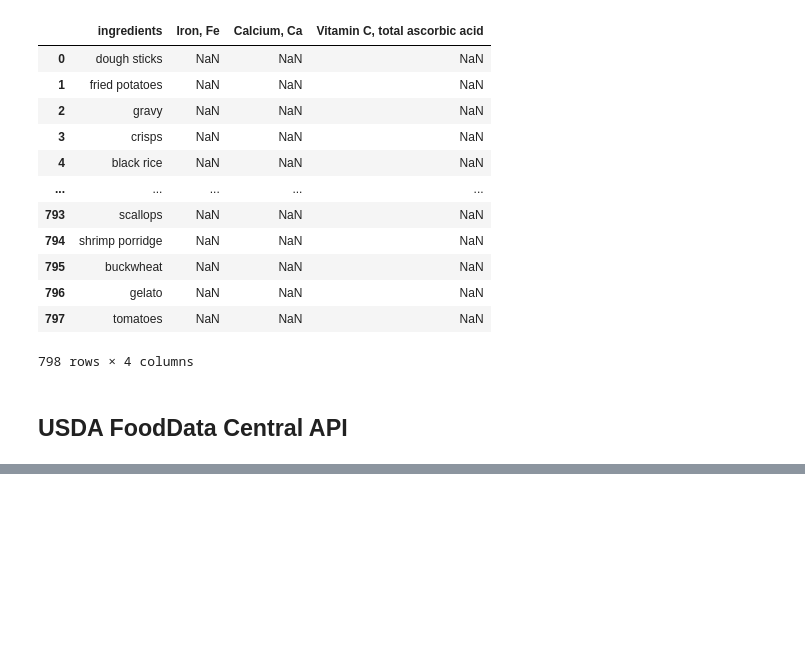
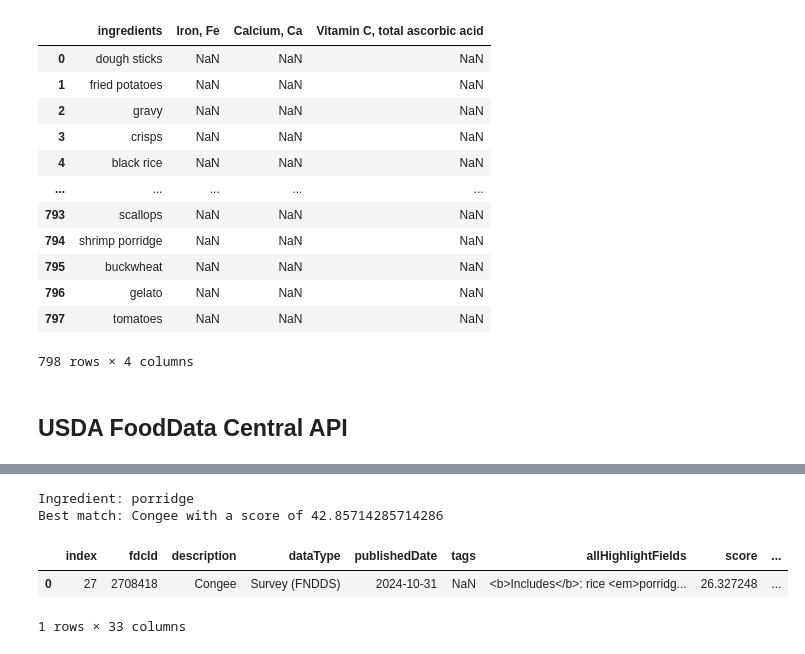
Before and after one commit to chelseanbr/smolvlm-nutrition-vqa, a Jupyter notebook: notebooks/01-get-iron.ipynb, the cells around one changed output, grey strips where cells are left out. Saved outputs shown, nothing was run; the diff lists cells and outputs as text; code cells hidden in the pictures; blank space fills up the shorter version.

```diff
--- a/notebooks/01-get-iron.ipynb
+++ b/notebooks/01-get-iron.ipynb
@@ -171,3 +174,18 @@ data_df
+# %%
+# Fuzzy string matching
+food_names = data_df['description']
+best_match = process.extractOne(ingredient, food_names, scorer=fuzz.ratio)
+
+print(f"Ingredient: {ingredient}")
+print(f"Best match: {best_match[0]} with a score of {best_match[1]}")
+data_df = data_df.loc[data_df['description']==best_match[0]].head(1).reset_index()
+data_df
+# %% [output]
+Ingredient: porridge
+Best match: Congee with a score of 42.85714285714286
+|  | index | fdcId | description | dataType | publishedDate | tags | allHighlightFields | score | ... |
+| 0 | 27 | 2708418 | Congee | Survey (FNDDS) | 2024-10-31 | NaN | <b>Includes</b>: rice <em>porridg... | 26.327248 | ... |
+1 rows × 33 columns
 # %%
 # Get food nutrients
 nutrients = pd.DataFrame(data_df.iloc[0]['foodNutrients'])
```
Also changed, not shown: parts of 10 cells of this notebook, 1 other file.
